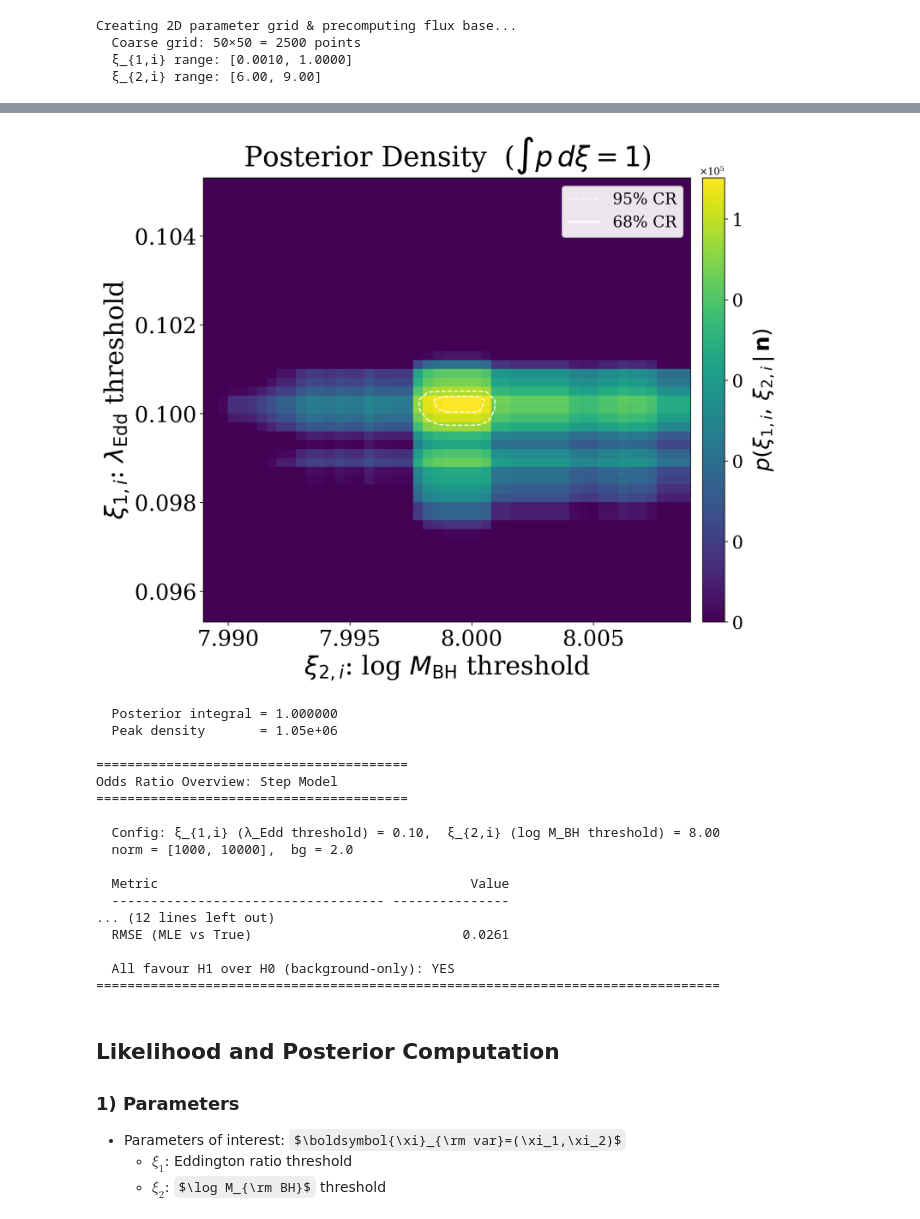
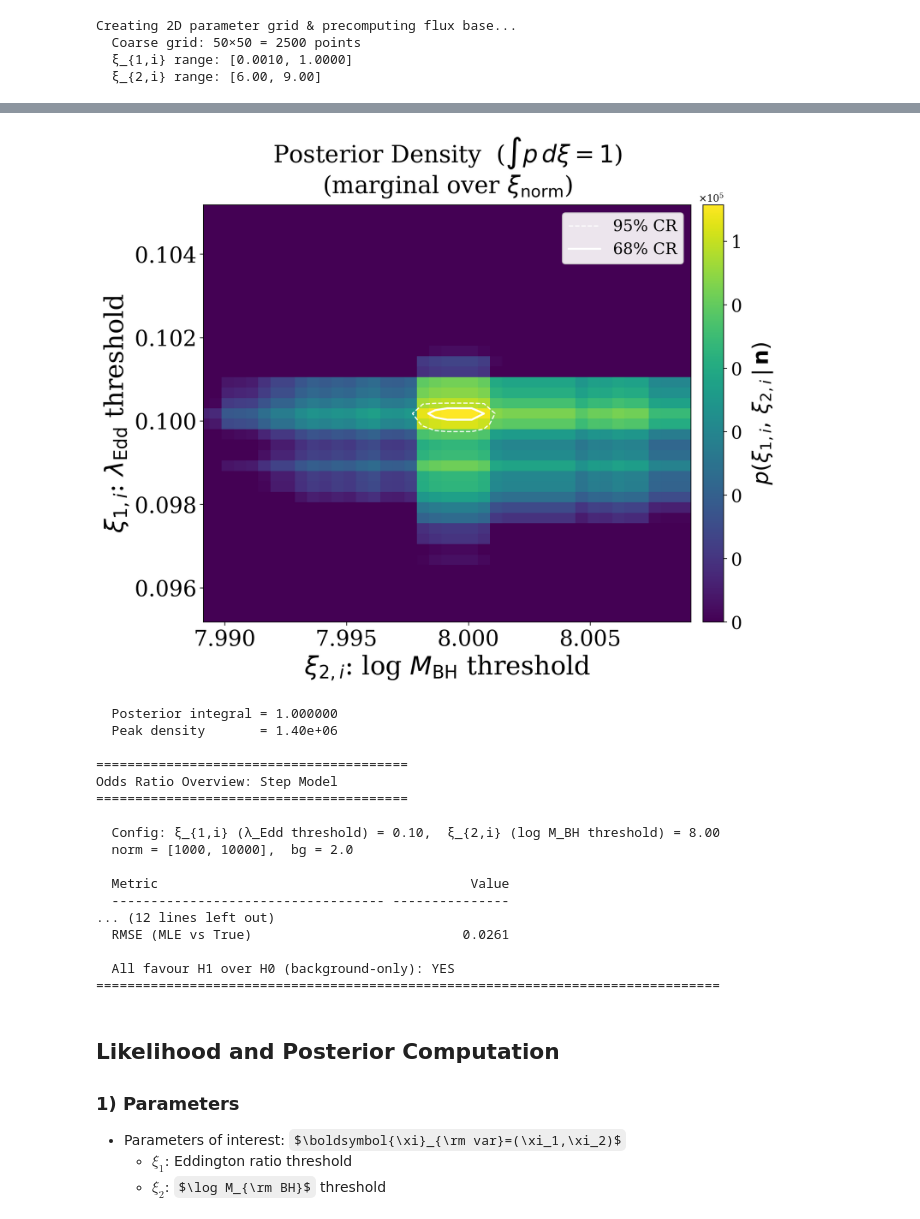
Before and after one commit to sophieroux/PopulationModelingFramework, a Jupyter notebook: population_step_nu_lumi.ipynb, the cells around one changed output, grey strips where cells are left out. Cells and saved outputs as stored; diff of their text form; code cells hidden in the pictures; some formulas as TeX source.

```diff
--- a/population_step_nu_lumi.ipynb
+++ b/population_step_nu_lumi.ipynb
@@ -351,6 +351,14 @@ true_mbh_thres = 8.0  # ξ_{2,i}: log M_BH threshold
 true_e_ratio_thres = 0.1  # ξ_{1,i}: λ_Edd threshold
 norm = [1000,10000] # Total signal drawn log-uniformly from this range
 bg = 2.0  # Background level
+
+# Likelihood mode:
+#   - 'conditional': condition on the realized total signal (signal_total)
+#   - 'marginal':    marginalize over xi_norm when norm is a list [xi_norm_min, xi_norm_max]
+LIK_MODE = 'marginal'
+
+# discretization used for marginalization (in ln xi_norm, consistent with log-uniform prior)
+N_XINORM = 100
 
 # generate observed counts using the true parameters
 observed_counts, true_signal, true_bg = create_realization(
@@ -633,9 +808,14 @@ print(f"  True: ξ_{{1,i}} = {true_e_ratio_thres:.4f}, ξ_{{2,i}} = {true_mbh_th
 # %%
 import matplotlib.ticker as ticker
 
-#Credible regions on the properly normalized density (integral = 1)
-flat_sorted = np.sort(posterior_density.ravel())[::-1]
-cum_prob = np.cumsum(flat_sorted) * dxi1 * dxi2
+# Credible regions on the properly normalized density (integral = 1)
+# Use the active posterior (conditional vs marginal) prepared in the previous cell
+
+dxi1_active = float(xi1_active[1] - xi1_active[0])
+dxi2_active = float(xi2_active[1] - xi2_active[0])
+
+flat_sorted = np.sort(posterior_density_active.ravel())[::-1]
+cum_prob = np.cumsum(flat_sorted) * dxi1_active * dxi2_active
 level_68 = flat_sorted[np.searchsorted(cum_prob, 0.68)]
 level_95 = flat_sorted[np.searchsorted(cum_prob, 0.95)]
 
@@ -658,10 +838,9 @@ im = ax.pcolormesh(
 
 # posterior_density has shape (n_xi2, n_xi1) → transpose so x = ξ₂, y = ξ₁
 im = ax.pcolormesh(
-    fine_xi2_range, fine_xi1_range,
-    posterior_density.T,
-    #norm=LogNorm(vmin=1e-5, vmax=1.0),
-    norm=LogNorm(vmin=1e-5, vmax=posterior_density.max()),
+    xi2_active, xi1_active,
+    posterior_density_active.T,
+    norm=LogNorm(vmin=1e-7, vmax=posterior_density_active.max()),
     cmap='viridis',
     shading='auto',
     rasterized=True,
@@ -679,14 +858,24 @@ if levels.size == 2 and not (levels[0] < levels[1]):
     eps = max(1e-12, 1e-6 * max(levels[1], 1.0))
     levels[0] = levels[1] - eps
 
-if levels.size >= 1:
+if levels.size == 1:
     ax.contour(
-        fine_xi2_range, fine_xi1_range,
-        posterior_density.T,
+        xi2_active, xi1_active,
+        posterior_density_active.T,
         levels=levels.tolist(),
-        colors=['white'] * len(levels),
-        linewidths=[1.2] * len(levels),
-        linestyles=['dashed'] * len(levels),
+        colors=['white'],
+        linewidths=[1.6],
+        linestyles=['dashed'],
+    )
+elif levels.size >= 2:
+    # levels[0] is the lower-density threshold (typically 95%), levels[1] the higher (typically 68%)
+    ax.contour(
+        xi2_active, xi1_active,
+        posterior_density_active.T,
+        levels=[levels[0], levels[1]],
+        colors=['white', 'white'],
+        linewidths=[1.2, 2.0],
+        linestyles=['dashed', 'solid'],
     )
 
 from matplotlib.lines import Line2D
@@ -699,12 +888,12 @@ ax.legend(handles=legend_handles, loc='upper right', framealpha=0.9, fontsize=16
 # zoom to the posterior blob
 zoom_w = 0.01    # half-width in ξ₂
 zoom_h = 0.005   # half-width in ξ₁
-ax.set_xlim(best_xi2 - zoom_w, best_xi2 + zoom_w)
-ax.set_ylim(best_xi1 - zoom_h, best_xi1 + zoom_h)
+ax.set_xlim(best_xi2_active - zoom_w, best_xi2_active + zoom_w)
+ax.set_ylim(best_xi1_active - zoom_h, best_xi1_active + zoom_h)
 
 ax.set_xlabel(r'$\xi_{2,i}$: log $M_{\rm BH}$ threshold', fontsize=26)
 ax.set_ylabel(r'$\xi_{1,i}$: $\lambda_{\rm Edd}$ threshold', fontsize=26)
-ax.set_title(r'Posterior Density  ($\int p\,d\xi = 1$)', fontsize=28, pad=12)
+ax.set_title(f'Posterior Density  ($\\int p\\,d\\xi = 1$)\n({mode_label})', fontsize=24, pad=12)
 ax.tick_params(axis='both', labelsize=22)
 
 cbar = plt.colorbar(im, ax=ax, pad=0.02, format=ticker.ScalarFormatter(useMathText=True))
@@ -716,44 +905,44 @@ plt.tight_layout()
 plt.savefig('step_model_posterior_density.png', dpi=200, bbox_inches='tight')
 plt.show()
 
-integral = np.sum(posterior_density) * dxi1 * dxi2
+integral = np.sum(posterior_density_active) * dxi1_active * dxi2_active
 print(f"  Posterior integral = {integral:.6f} ")
-print(f"  Peak density       = {posterior_density.max():.2e}")
+print(f"  Peak density       = {posterior_density_active.max():.2e}")
 print()
 
 # odds Ratio Overview: Step Model
 print("=" * 40)
 print("Odds Ratio Overview: Step Model")
 print("=" * 40)
 print()
 print(f"  Config: ξ_{{1,i}} (λ_Edd threshold) = {true_e_ratio_thres:.2f},  ξ_{{2,i}} (log M_BH threshold) = {true_mbh_thres:.2f}")
 print(f"  norm = {norm},  bg = {bg}")
 print()
 print(f"  {'Metric':<35s} {'Value':>15s}")
 print(f"  {'-'*35} {'-'*15}")
 print(f"  {'MLE ξ_{1,i}':<35s} {best_xi1:>15.4f}")
 print(f"  {'MLE ξ_{2,i}':<35s} {best_xi2:>15.4f}")
 print(f"  {'True ξ_{1,i}':<35s} {true_e_ratio_thres:>15.4f}")
 print(f"  {'True ξ_{2,i}':<35s} {true_mbh_thres:>15.2f}")
 print(f"  {'log L(bkg)':<35s} {log_L_bkg:>15.2f}")
 print(f"  {'log L(H1)':<35s} {log_L_H1:>15.2f}")
 print(f"  {'Δ log L':<35s} {delta_log_L:>15.2f}")
 print(f"  {'TS = 2ΔlogL':<35s} {TS:>15.2f}")
 if delta_log_L < 500:
     print(f"  {'Odds Ratio':<35s} {np.exp(delta_log_L):>15.2e}")
 else:
     print(f"  {'Odds Ratio':<35s} {'~10^' + f'{log10_odds:.0f}':>15s}")
 print(f"  {'log_10(odds ratio)':<35s} {log10_odds:>15.1f}")
 print(f"  {'Gaussian-equiv σ':<35s} {sigma_equiv:>14.1f}σ")
 print(f"  {'Correlation (MLE vs True)':<35s} {correlation:>15.4f}")
 print(f"  {'RMSE (MLE vs True)':<35s} {rmse:>15.4f}")
 print()
 print(f"  All favour H1 over H0 (background-only): YES")
 print("=" * 80)
 # %% [output]
-[figure, old version]
+[figure, new version]
   Posterior integral = 1.000000
-  Peak density       = 1.05e+06
+  Peak density       = 1.40e+06
 
 ========================================
 Odds Ratio Overview: Step Model
```
Also changed, not shown: parts of 7 cells of this notebook.
